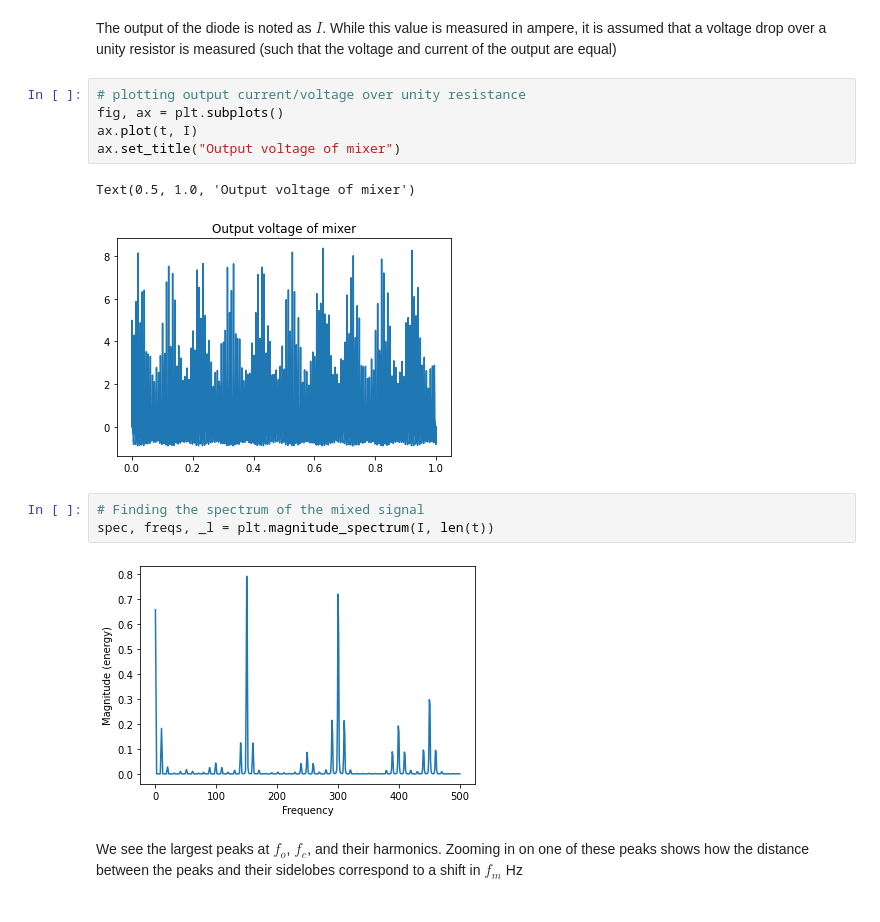
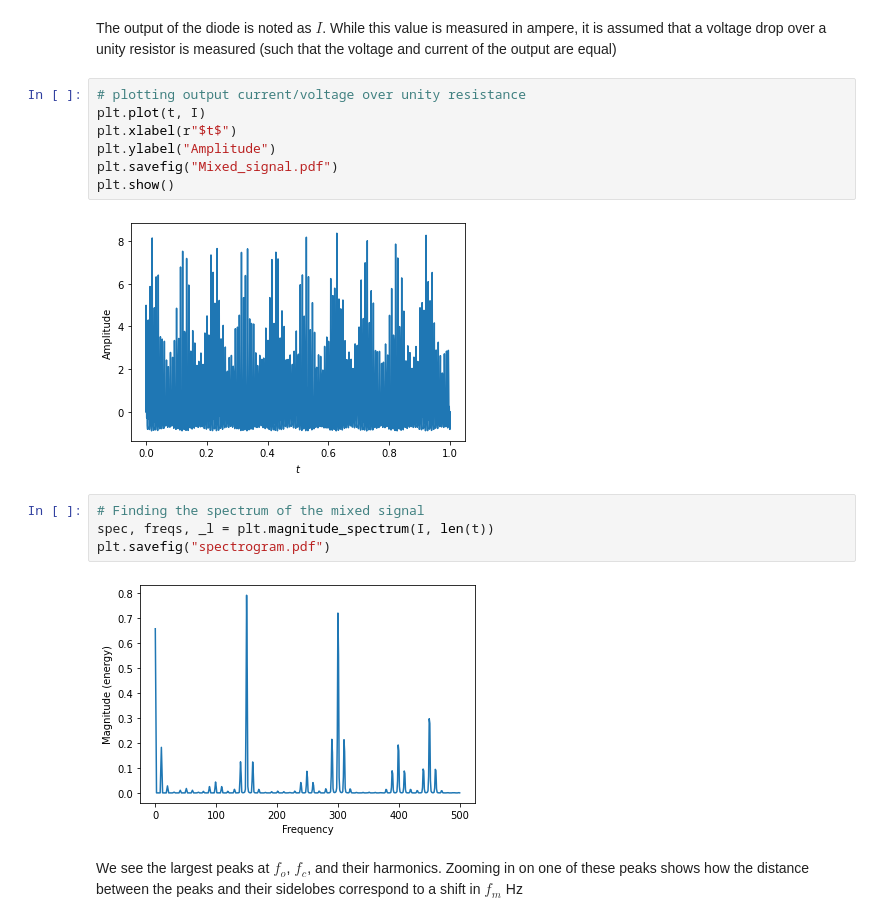
Before and after one commit to ahll19/P6, a Jupyter notebook: AM_mixer.ipynb, the cells around one changed output. Saved outputs shown, nothing was run; the diff lists cells and outputs as text.

```diff
--- a/AM_mixer.ipynb
+++ b/AM_mixer.ipynb
@@ -50,15 +59,17 @@ I = np.exp(v_in)-1
 The output of the diode is noted as $I$. While this value is measured in ampere, it is assumed that a voltage drop over a unity resistor is measured (such that the voltage and current of the output are equal)
 # %%
 # plotting output current/voltage over unity resistance
-fig, ax = plt.subplots()
-ax.plot(t, I)
-ax.set_title("Output voltage of mixer")
+plt.plot(t, I)
+plt.xlabel(r"$t$")
+plt.ylabel("Amplitude")
+plt.savefig("Mixed_signal.pdf")
+plt.show()
 # %% [output]
-Text(0.5, 1.0, 'Output voltage of mixer')
-[figure, old version]
+[figure, new version]
 # %%
 # Finding the spectrum of the mixed signal
 spec, freqs, _l = plt.magnitude_spectrum(I, len(t))
+plt.savefig("spectrogram.pdf")
 # %% [output]
 [figure]
 # %% [markdown]
```
Also changed, not shown: parts of 7 cells of this notebook.
